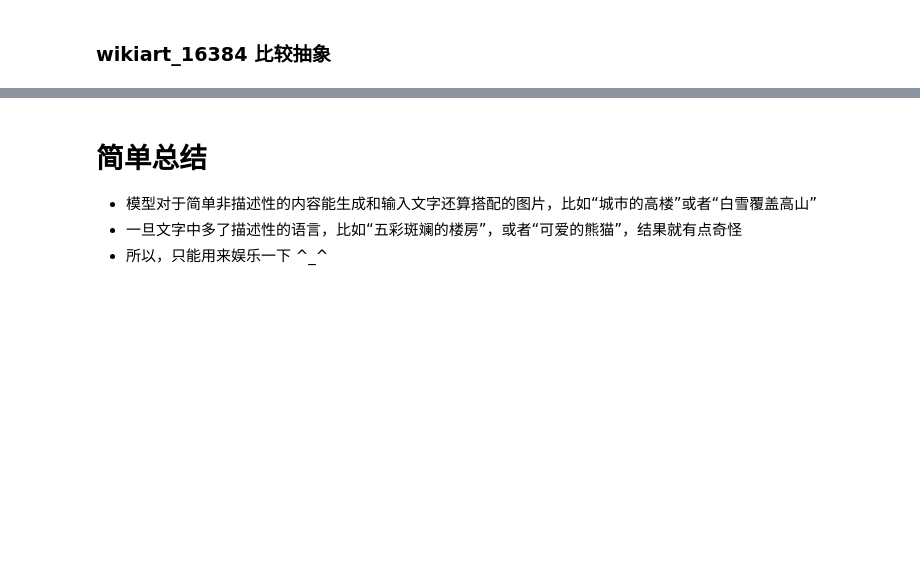
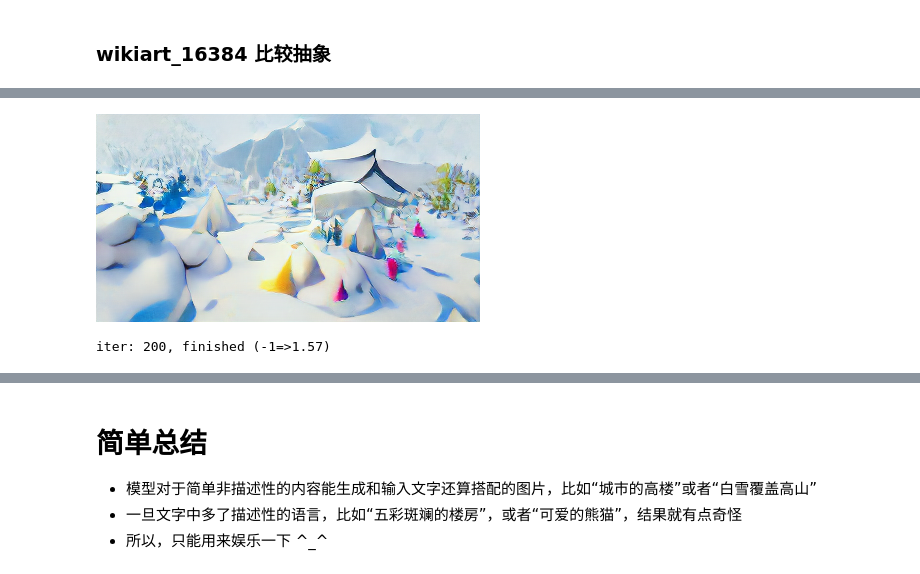
Before and after one commit to hululuzhu/cn-text-to-pic, a Jupyter notebook: cn_text_to_image_demo.ipynb, the cells around one changed output, grey strips where cells are left out. Saved outputs shown, nothing was run; the diff lists cells and outputs as text; code cells hidden in the pictures; blank space fills up the shorter version.

```diff
--- a/cn_text_to_image_demo.ipynb
+++ b/cn_text_to_image_demo.ipynb
@@ -130,6 +141,10 @@ iter: 200, finished (-8=>1.651)
 def generate_cn_img(cn_txt_prompt, model=vqgan_model, make_video=False, quality="normal"):
   en_prompt = translate_cn_to_en(cn_txt_prompt)
   generate_img(cn_txt_prompt, model, make_video, quality)
+# %%
+def generate_magic_cn_img(cn_txt_prompt, model=vqgan_model, make_video=False, quality="normal"):
+  en_prompt = translate_cn_to_en(cn_txt_prompt)
+  generate_img(cn_txt_prompt + ". unreal engine", model, make_video, quality)
 # %% [markdown]
 ### wikiart_16384 比较抽象
 # %%
@@ -141,3 +155,8 @@ Generating video...
+# %%
+generate_magic_cn_img('白雪覆盖高山', model="wikiart_16384")
+# %% [output]
+[figure, added]
+iter: 200, finished (-1=>1.57)
 # %%
 generate_cn_img('城市的高楼')
 # %% [output]
```
Also changed, not shown: parts of 21 cells of this notebook.
